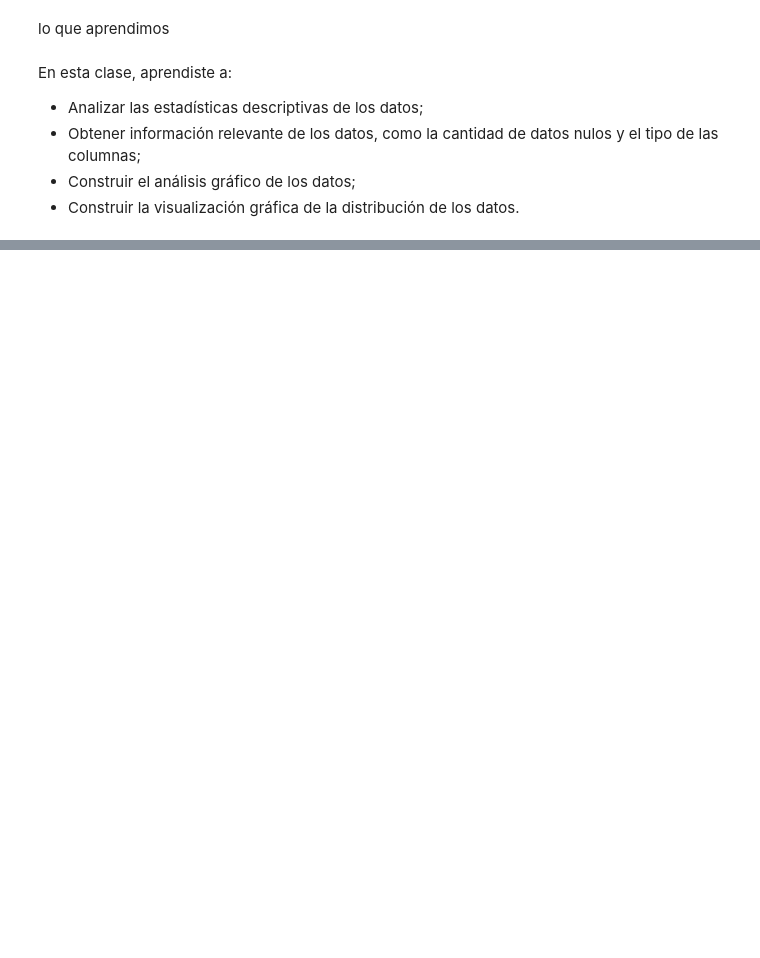
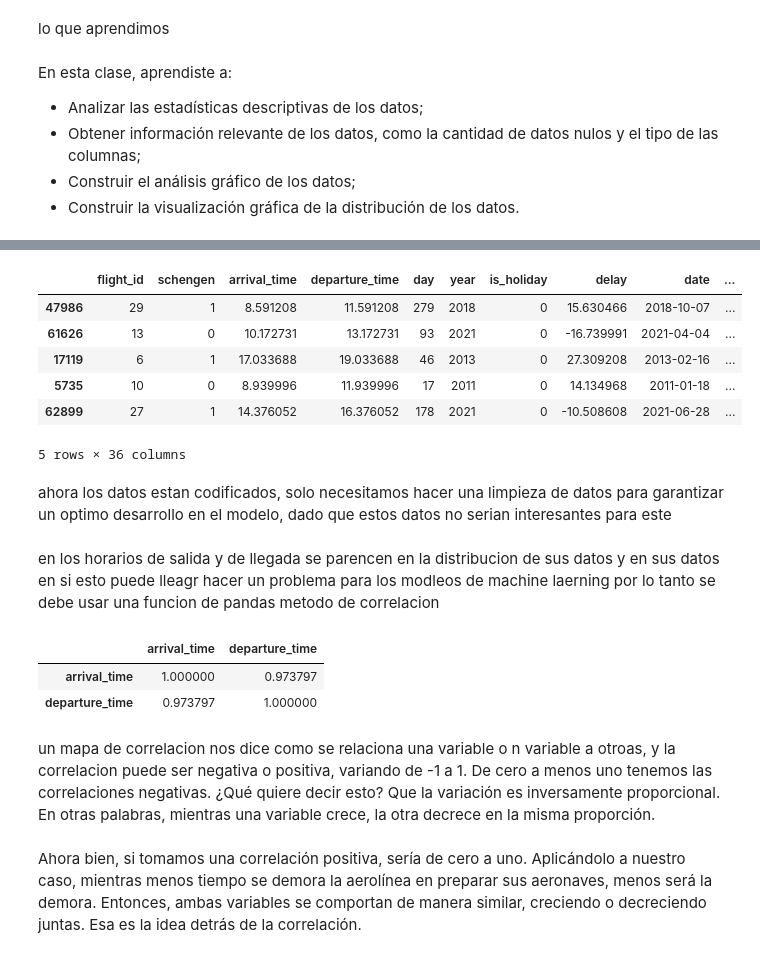
Before and after one commit to Kevincancino26/mis-notebook-de-estudio-, a Jupyter notebook: IA_aumentada_previsión_de_atraso_de_vuelo.ipynb, the cells around one changed output, grey strips where cells are left out. Drawn from its saved outputs; the diff is of its cells as text; code cells hidden in the pictures; blank space fills up the shorter version.

```diff
--- a/IA_aumentada_previsión_de_atraso_de_vuelo.ipynb
+++ b/IA_aumentada_previsión_de_atraso_de_vuelo.ipynb
@@ -259,0 +396,26 @@ En esta clase, aprendiste a:
+# %%
+datos_codificados=pd.get_dummies(data=df_vuelos,columns=categoricas,dtype=int)
+datos_codificados.sample(5)
+# %% [output]
+|  | flight_id | schengen | arrival_time | departure_time | day | year | is_holiday | delay | date | ... |
+| 47986 | 29 | 1 | 8.591208 | 11.591208 | 279 | 2018 | 0 | 15.630466 | 2018-10-07 | ... |
+| 61626 | 13 | 0 | 10.172731 | 13.172731 | 93 | 2021 | 0 | -16.739991 | 2021-04-04 | ... |
+| 17119 | 6 | 1 | 17.033688 | 19.033688 | 46 | 2013 | 0 | 27.309208 | 2013-02-16 | ... |
+| 5735 | 10 | 0 | 8.939996 | 11.939996 | 17 | 2011 | 0 | 14.134968 | 2011-01-18 | ... |
+| 62899 | 27 | 1 | 14.376052 | 16.376052 | 178 | 2021 | 0 | -10.508608 | 2021-06-28 | ... |
+5 rows × 36 columns
+# %% [markdown]
+ahora los datos estan codificados, solo necesitamos hacer una limpieza de datos para garantizar un optimo desarrollo en el modelo, dado que estos datos no serian interesantes para este
+# %% [markdown]
+en los horarios de salida y de llegada se parencen en la distribucion de sus datos y en sus datos en si esto puede lleagr hacer un problema para los modleos de machine laerning por lo tanto se debe usar una funcion de pandas metodo de correlacion
+# %%
+df_vuelos[['arrival_time','departure_time']].corr()
+# %% [output]
+|  | arrival_time | departure_time |
+| arrival_time | 1.000000 | 0.973797 |
+| departure_time | 0.973797 | 1.000000 |
+# %% [markdown]
+un mapa de correlacion nos dice como se relaciona una variable o n variable a otroas, y la correlacion puede ser negativa o positiva, variando de -1 a 1.
+De cero a menos uno tenemos las correlaciones negativas. ¿Qué quiere decir esto? Que la variación es inversamente proporcional. En otras palabras, mientras una variable crece, la otra decrece en la misma proporción.
+# %% [markdown]
+Ahora bien, si tomamos una correlación positiva, sería de cero a uno. Aplicándolo a nuestro caso, mientras menos tiempo se demora la aerolínea en preparar sus aeronaves, menos será la demora. Entonces, ambas variables se comportan de manera similar, creciendo o decreciendo juntas. Esa es la idea detrás de la correlación.
```
Also changed, not shown: parts of 26 cells of this notebook.
